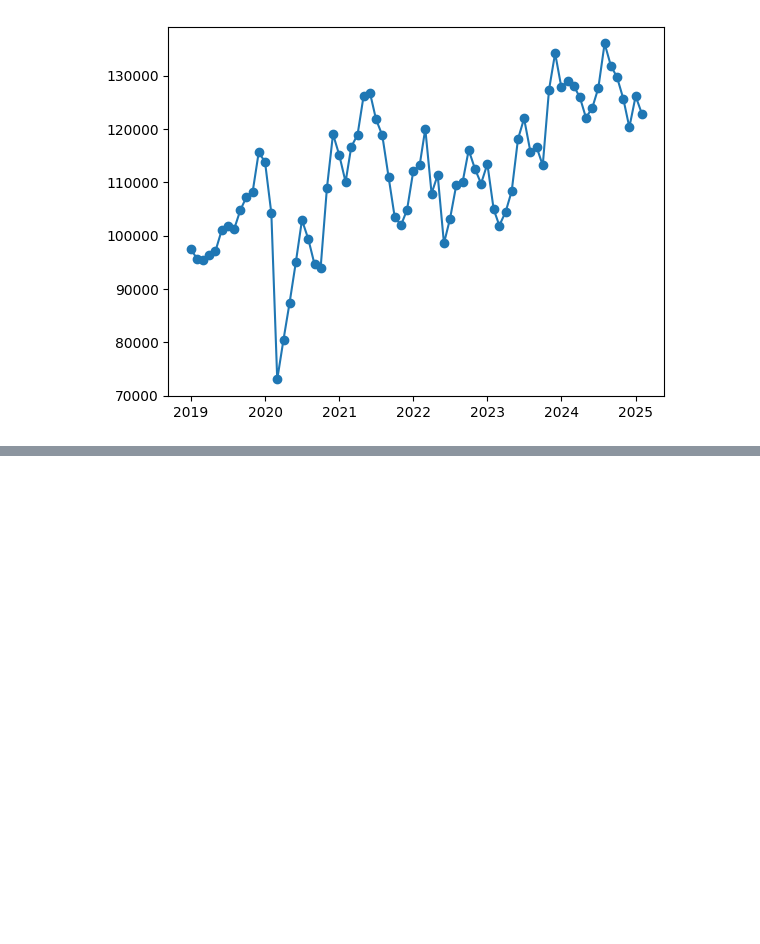
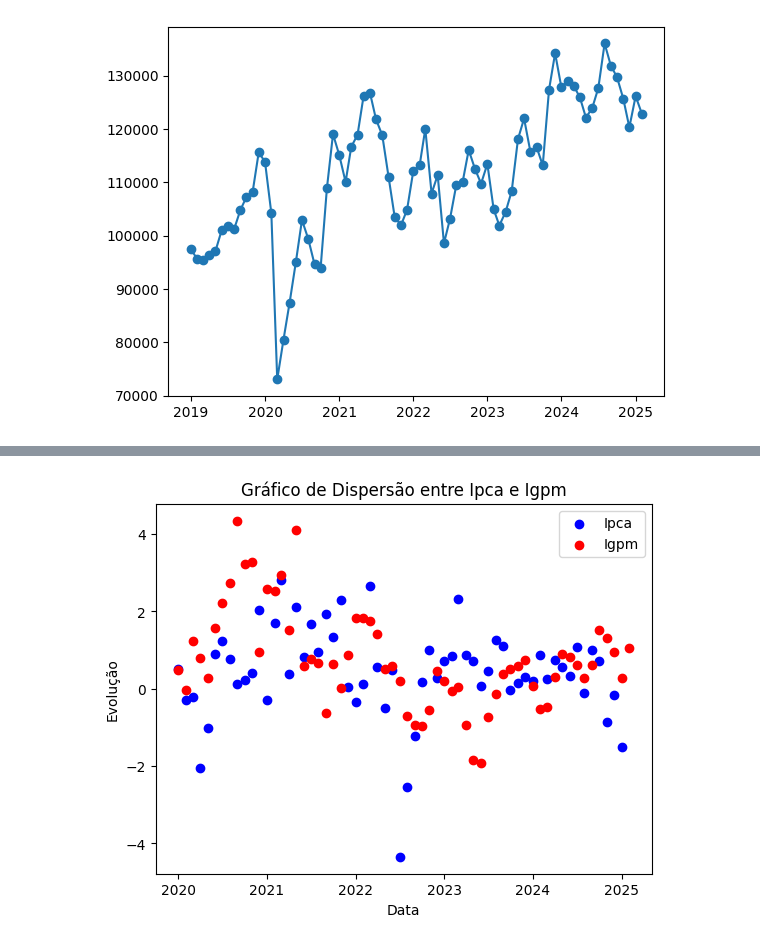
Before and after one commit to FRgama/PIDados, a Jupyter notebook: PIDados.ipynb, the cells around one changed output, grey strips where cells are left out. Saved outputs shown, nothing was run; the diff lists cells and outputs as text; code cells hidden in the pictures; blank space fills up the shorter version.

```diff
--- a/PIDados.ipynb
+++ b/PIDados.ipynb
@@ -121,0 +136,10 @@ plt.plot(dados['Data'],dados['Valor'], marker='o')
+# %%
+plt.scatter(dfIpca.Date, dfIpca.Ipca, color='blue')
+plt.scatter(dfIgpm.Date, dfIgpm.Igmp, color='red')
+plt.xlabel('Data')
+plt.ylabel('Evolução')
+plt.title('Gráfico de Dispersão entre Ipca e Igpm')
+plt.legend(['Ipca', 'Igpm'])
+plt.show()
+# %% [output]
+[figure, added]
```
Also changed, not shown: parts of 10 cells of this notebook.
